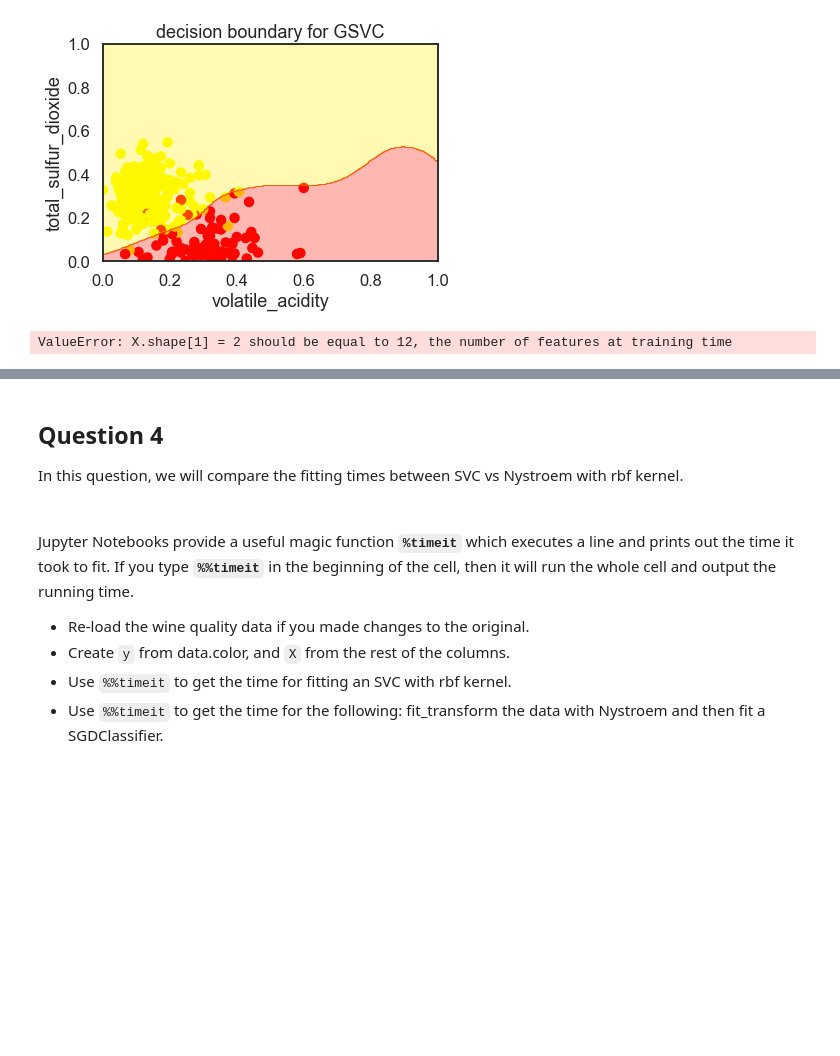
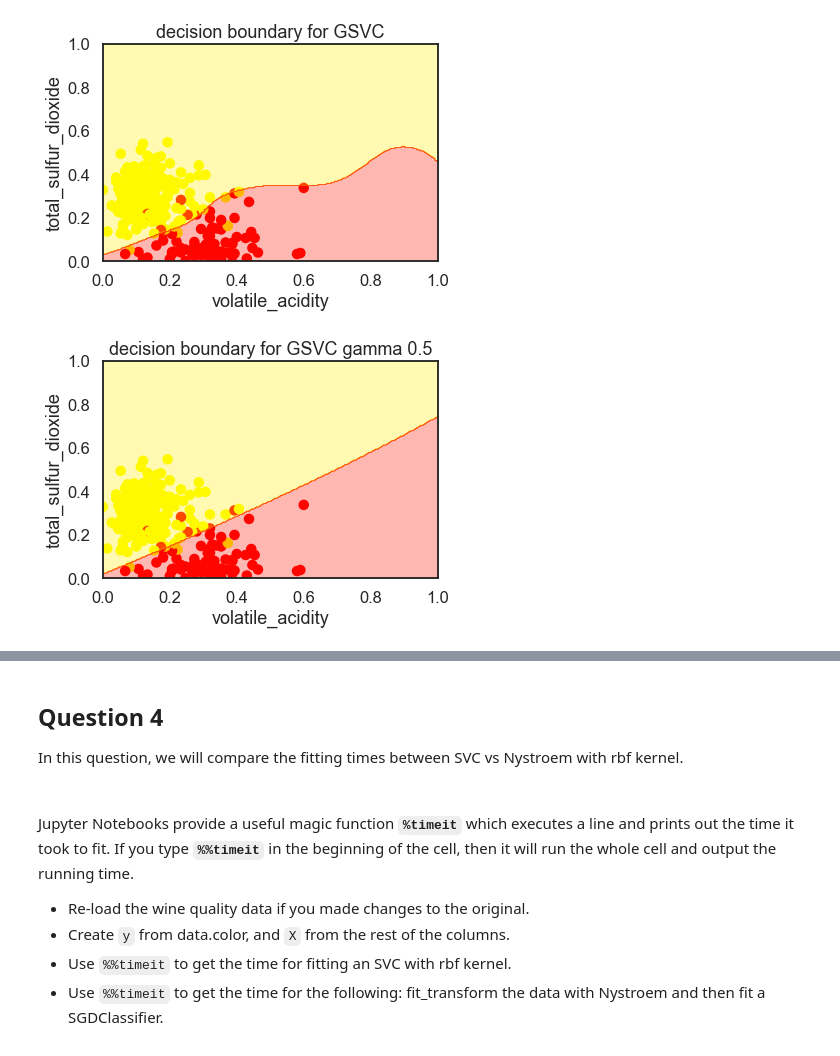
Before and after one commit to afa7789/svm-ic-cefet, a Jupyter notebook: SVM_Kernels_HW.ipynb, the cells around one changed output, grey strips where cells are left out. Cells and saved outputs as stored; diff of their text form; code cells hidden in the pictures; blank space fills up the shorter version.

```diff
--- a/SVM_Kernels_HW.ipynb
+++ b/SVM_Kernels_HW.ipynb
@@ -185,4 +176,32 @@ ax.set(
-# %%
-GSVCMatrix[0][0].predict(X_grid)
-# %% [output]
-ValueError: X.shape[1] = 2 should be equal to 12, the number of features at training time
+# %%
+# gammas = [.5, 1, 2, 10]
+# Holding gamma constant, for various values of C, plot the decision boundary. You may try
+# Cs = [.1, 1, 10]
+Aa1 = SVC(kernel='rbf',gamma=0.5)
+Aa1.fit(X, y)
+
+X_color = X.sample(300, random_state=45)
+y_color = y.loc[X_color.index]
+y_color = y_color.map(lambda r: 'red' if r == 1 else 'yellow')
+ax = plt.axes()
+ax.scatter(
+    X_color.iloc[:, 0], X_color.iloc[:, 1],
+    color=y_color, alpha=1)
+# -----------
+x_axis, y_axis = np.arange(0, 1.005, .005), np.arange(0, 1.005, .005)
+xx, yy = np.meshgrid(x_axis, y_axis)
+xx_ravel = xx.ravel()
+yy_ravel = yy.ravel()
+X_grid = pd.DataFrame([xx_ravel, yy_ravel]).T
+y_grid_predictions = Aa1.predict(X_grid)
+y_grid_predictions = y_grid_predictions.reshape(xx.shape)
+ax.contourf(xx, yy, y_grid_predictions, cmap=plt.cm.autumn_r, alpha=.3)
+# -----------
+ax.set(
+    xlabel=fields[0],
+    ylabel=fields[1],
+    xlim=[0, 1],
+    ylim=[0, 1],
+    title='decision boundary for GSVC gamma 0.5');
+# %% [output]
+[figure, added]
```
Also changed, not shown: parts of 11 cells of this notebook.
